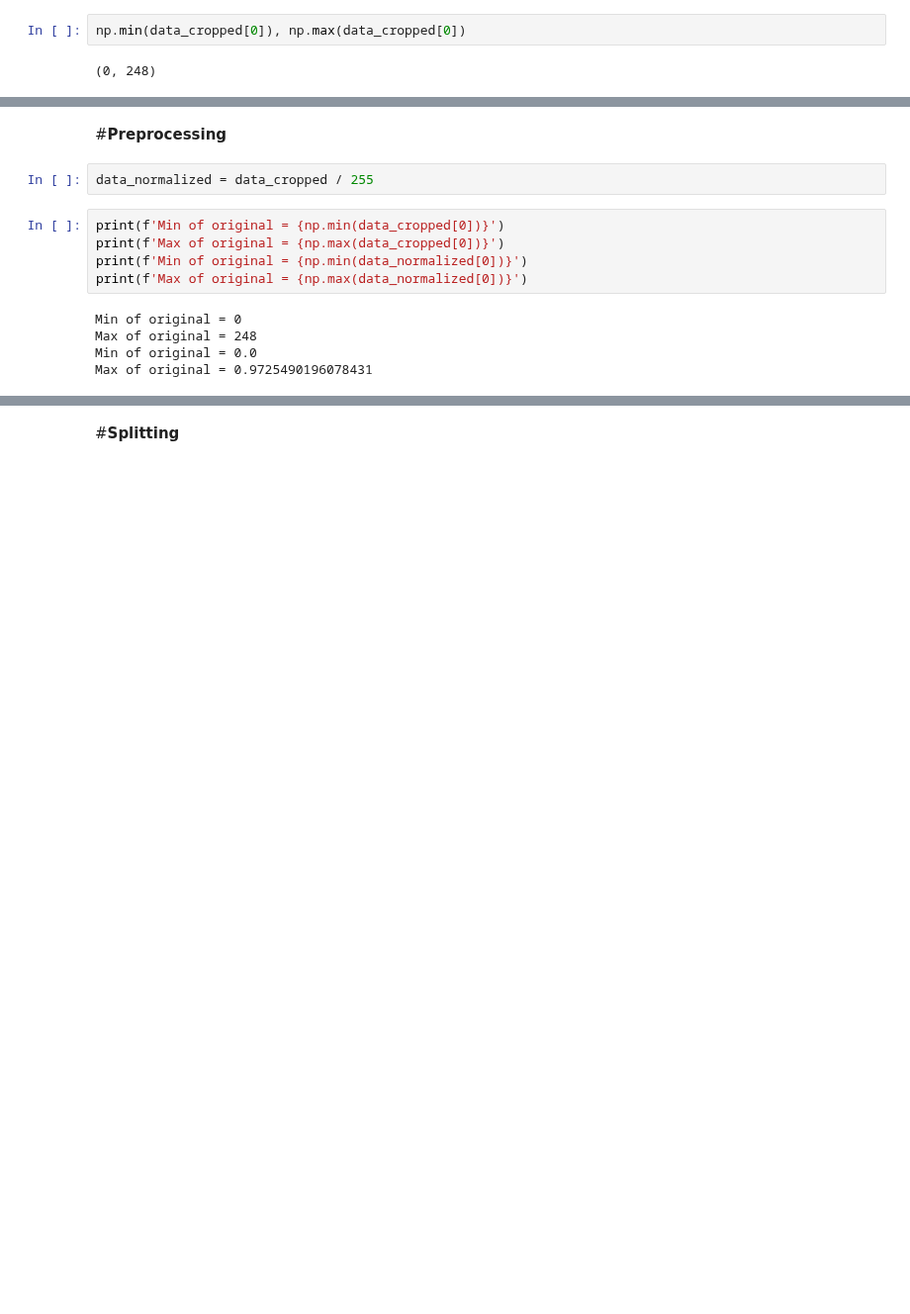
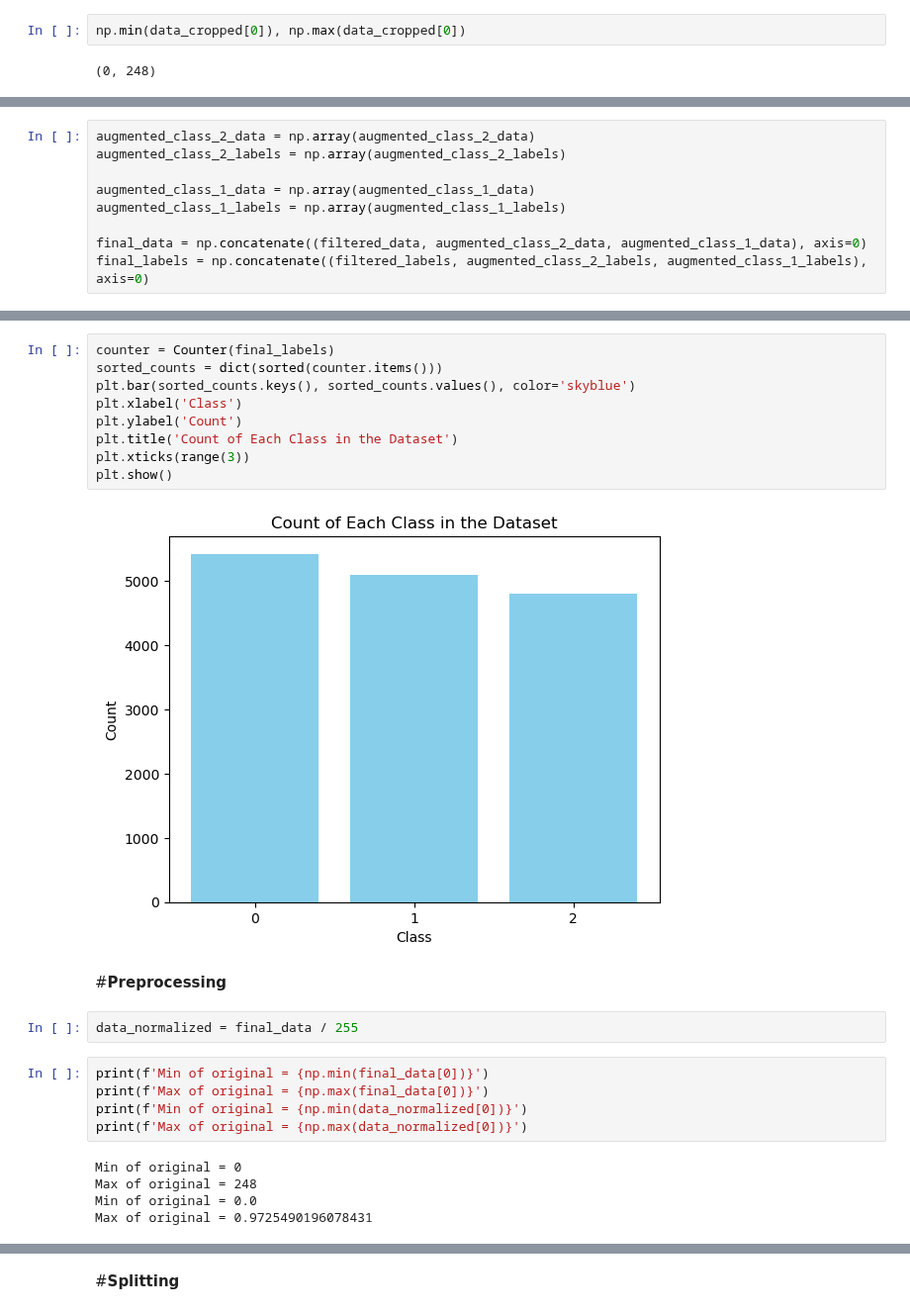
Before and after one commit to FaridRash/DATA-MINING-MACHINE-LEARNING-semester-2-, a Jupyter notebook: The Final Project/Notebooks/Farid/Farid_CNN_linux.ipynb, the cells around one changed output, grey strips where cells are left out. Shown at 99% size. Cells and saved outputs as stored; diff of their text form; blank space fills up the shorter version.

```diff
--- a/The Final Project/Notebooks/Farid/Farid_CNN_linux.ipynb
+++ b/The Final Project/Notebooks/Farid/Farid_CNN_linux.ipynb
@@ -166,0 +244,9 @@ np.min(data_cropped[0]), np.max(data_cropped[0])
+# %%
+augmented_class_2_data = np.array(augmented_class_2_data)
+augmented_class_2_labels = np.array(augmented_class_2_labels)
+
+augmented_class_1_data = np.array(augmented_class_1_data)
+augmented_class_1_labels = np.array(augmented_class_1_labels)
+
+final_data = np.concatenate((filtered_data, augmented_class_2_data, augmented_class_1_data), axis=0)
+final_labels = np.concatenate((filtered_labels, augmented_class_2_labels, augmented_class_1_labels), axis=0)
@@ -167,10 +263,21 @@ np.min(data_cropped[0]), np.max(data_cropped[0])
+# %%
+counter = Counter(final_labels)
+sorted_counts = dict(sorted(counter.items()))
+plt.bar(sorted_counts.keys(), sorted_counts.values(), color='skyblue')
+plt.xlabel('Class')
+plt.ylabel('Count')
+plt.title('Count of Each Class in the Dataset')
+plt.xticks(range(3))
+plt.show()
+# %% [output]
+[figure, added]
 # %% [markdown]
 #**Preprocessing**
 # %%
-data_normalized = data_cropped / 255
+data_normalized = final_data / 255
 # %%
-print(f'Min of original = {np.min(data_cropped[0])}')
-print(f'Max of original = {np.max(data_cropped[0])}')
+print(f'Min of original = {np.min(final_data[0])}')
+print(f'Max of original = {np.max(final_data[0])}')
 print(f'Min of original = {np.min(data_normalized[0])}')
 print(f'Max of original = {np.max(data_normalized[0])}')
 # %% [output]
```
Also changed, not shown: parts of 28 cells of this notebook.
